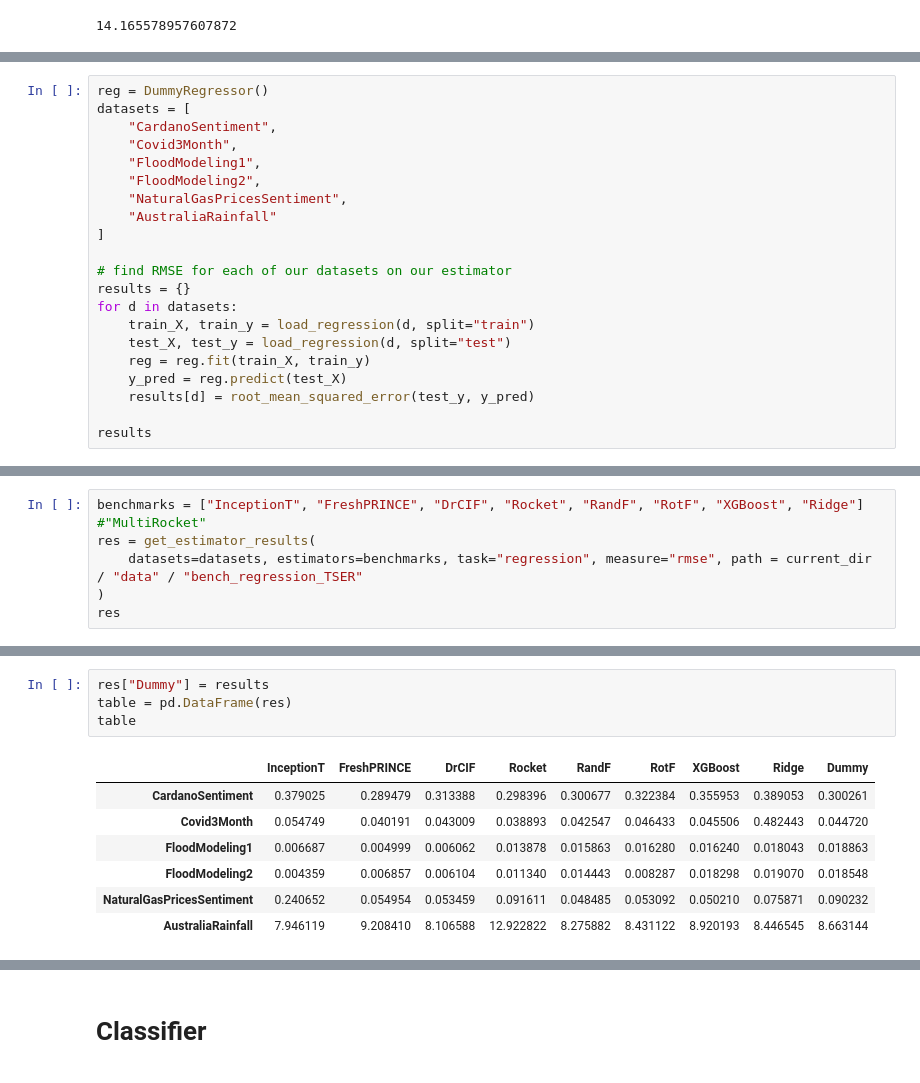
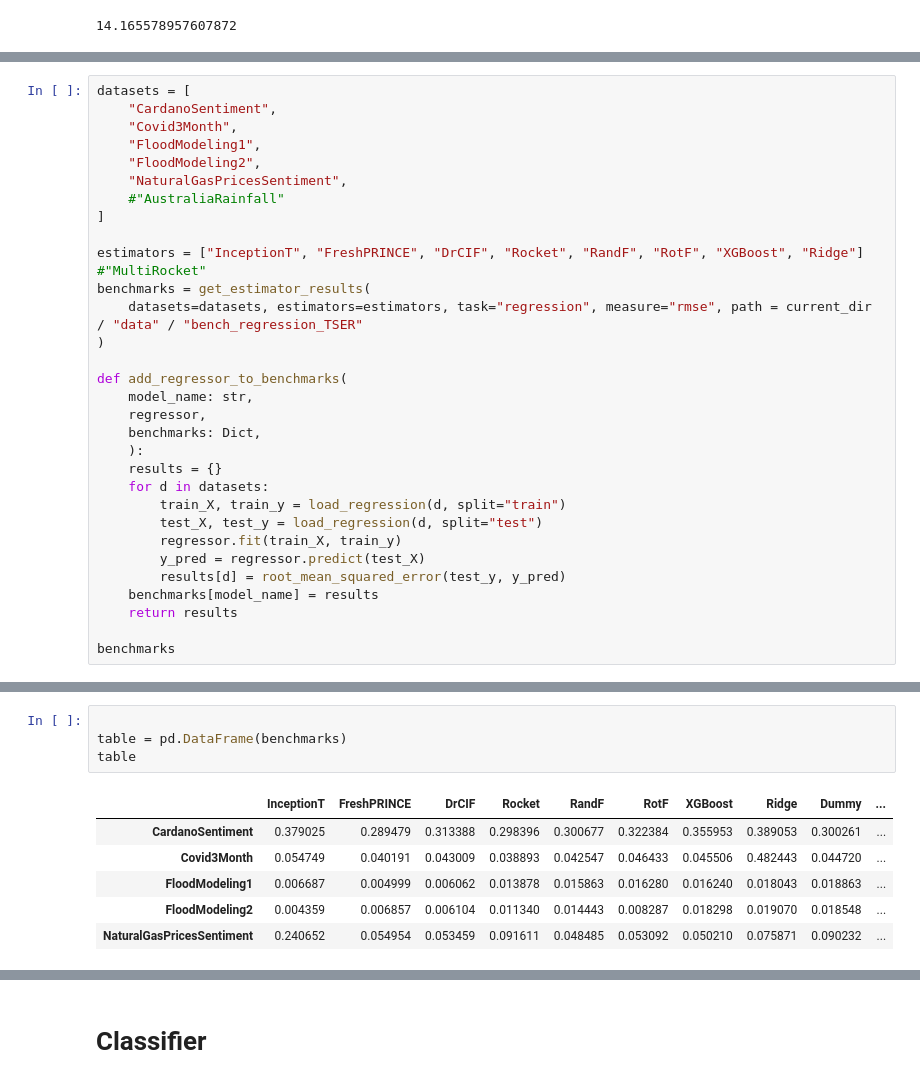
Before and after one commit to nikitazozoulenko/exploring-hydra-boosting, a Jupyter notebook: comparing_results.ipynb, the cells around one changed output, grey strips where cells are left out. Drawn from its saved outputs; the diff is of its cells as text.

```diff
--- a/comparing_results.ipynb
+++ b/comparing_results.ipynb
@@ -246,22 +242,32 @@ compare against other
 # %%
-reg = DummyRegressor()
 datasets = [
     "CardanoSentiment",
     "Covid3Month",
     "FloodModeling1",
     "FloodModeling2",
     "NaturalGasPricesSentiment",
-    "AustraliaRainfall"
+    #"AustraliaRainfall"
 ]
 
-# find RMSE for each of our datasets on our estimator
-results = {}
-for d in datasets:
-    train_X, train_y = load_regression(d, split="train")
-    test_X, test_y = load_regression(d, split="test")
-    reg = reg.fit(train_X, train_y)
-    y_pred = reg.predict(test_X)
-    results[d] = root_mean_squared_error(test_y, y_pred)
+estimators = ["InceptionT", "FreshPRINCE", "DrCIF", "Rocket", "RandF", "RotF", "XGBoost", "Ridge"] #"MultiRocket"
+benchmarks = get_estimator_results(
+    datasets=datasets, estimators=estimators, task="regression", measure="rmse", path = current_dir / "data" / "bench_regression_TSER"
+)
 
-results
+def add_regressor_to_benchmarks(
+    model_name: str,
+    regressor,
+    benchmarks: Dict,
+    ):
+    results = {}
+    for d in datasets:
+        train_X, train_y = load_regression(d, split="train")
+        test_X, test_y = load_regression(d, split="test")
+        regressor.fit(train_X, train_y)
+        y_pred = regressor.predict(test_X)
+        results[d] = root_mean_squared_error(test_y, y_pred)
+    benchmarks[model_name] = results
+    return results
+
+benchmarks
 # %% [output]
@@ -274,6 +290,0 @@ results
-# %%
-benchmarks = ["InceptionT", "FreshPRINCE", "DrCIF", "Rocket", "RandF", "RotF", "XGBoost", "Ridge"] #"MultiRocket"
-res = get_estimator_results(
-    datasets=datasets, estimators=benchmarks, task="regression", measure="rmse", path = current_dir / "data" / "bench_regression_TSER"
-)
-res
@@ -298,15 +307,14 @@ res
 # %%
-res["Dummy"] = results
-table = pd.DataFrame(res)
+
+table = pd.DataFrame(benchmarks)
 table
 # %% [output]
-|  | InceptionT | FreshPRINCE | DrCIF | Rocket | RandF | RotF | XGBoost | Ridge | Dummy |
-| CardanoSentiment | 0.379025 | 0.289479 | 0.313388 | 0.298396 | 0.300677 | 0.322384 | 0.355953 | 0.389053 | 0.300261 |
-| Covid3Month | 0.054749 | 0.040191 | 0.043009 | 0.038893 | 0.042547 | 0.046433 | 0.045506 | 0.482443 | 0.044720 |
-| FloodModeling1 | 0.006687 | 0.004999 | 0.006062 | 0.013878 | 0.015863 | 0.016280 | 0.016240 | 0.018043 | 0.018863 |
-| FloodModeling2 | 0.004359 | 0.006857 | 0.006104 | 0.011340 | 0.014443 | 0.008287 | 0.018298 | 0.019070 | 0.018548 |
-| NaturalGasPricesSentiment | 0.240652 | 0.054954 | 0.053459 | 0.091611 | 0.048485 | 0.053092 | 0.050210 | 0.075871 | 0.090232 |
-| AustraliaRainfall | 7.946119 | 9.208410 | 8.106588 | 12.922822 | 8.275882 | 8.431122 | 8.920193 | 8.446545 | 8.663144 |
+|  | InceptionT | FreshPRINCE | DrCIF | Rocket | RandF | RotF | XGBoost | Ridge | Dummy | ... |
+| CardanoSentiment | 0.379025 | 0.289479 | 0.313388 | 0.298396 | 0.300677 | 0.322384 | 0.355953 | 0.389053 | 0.300261 | ... |
+| Covid3Month | 0.054749 | 0.040191 | 0.043009 | 0.038893 | 0.042547 | 0.046433 | 0.045506 | 0.482443 | 0.044720 | ... |
+| FloodModeling1 | 0.006687 | 0.004999 | 0.006062 | 0.013878 | 0.015863 | 0.016280 | 0.016240 | 0.018043 | 0.018863 | ... |
+| FloodModeling2 | 0.004359 | 0.006857 | 0.006104 | 0.011340 | 0.014443 | 0.008287 | 0.018298 | 0.019070 | 0.018548 | ... |
+| NaturalGasPricesSentiment | 0.240652 | 0.054954 | 0.053459 | 0.091611 | 0.048485 | 0.053092 | 0.050210 | 0.075871 | 0.090232 | ... |
 # %%
 plt, _ = plot_critical_difference(
     np.array(table), list(table.columns), lower_better=True
```
Also changed, not shown: parts of 8 cells of this notebook, 4 other files.
